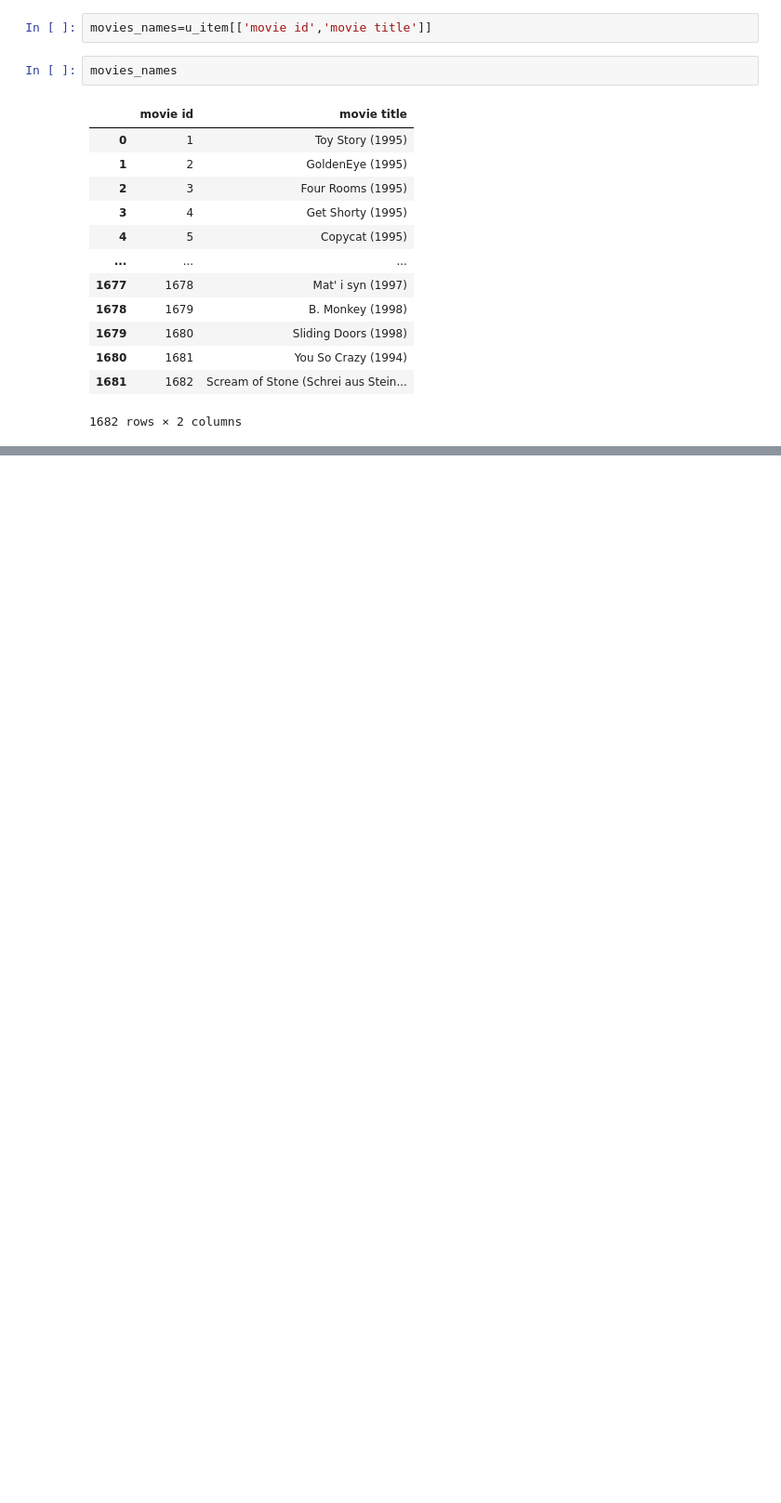
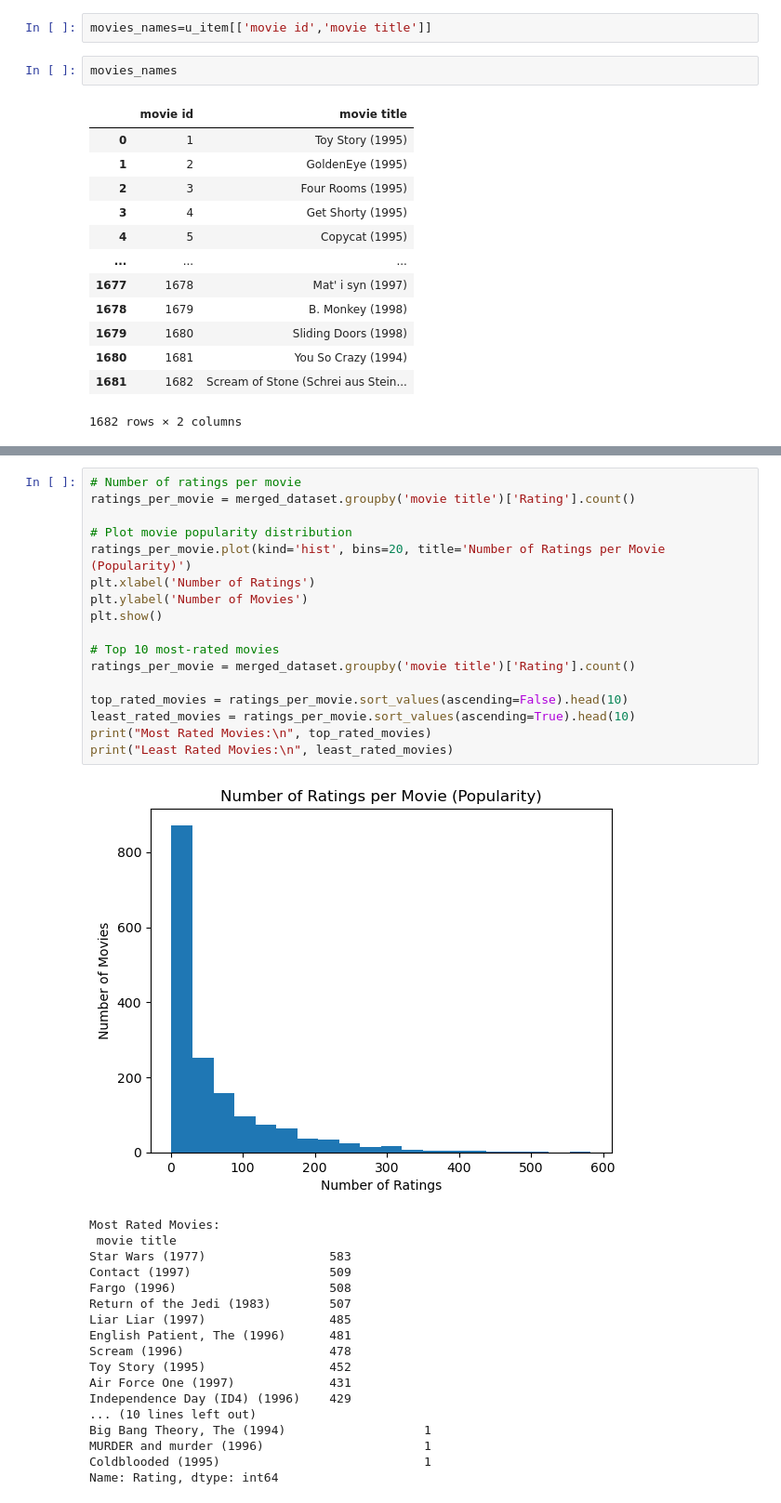
Before and after one commit to IMeziany/Movie-recommendation-systems, a Jupyter notebook: Recommendation sysytems.ipynb, the cells around one changed output, grey strips where cells are left out. Shown: that part at 93% size. Cells and saved outputs as stored; diff of their text form; blank space fills up the shorter version.

```diff
--- a/Recommendation sysytems.ipynb
+++ b/Recommendation sysytems.ipynb
@@ -263,0 +335,36 @@ KeyError: 'movie id'
+# %%
+# Number of ratings per movie
+ratings_per_movie = merged_dataset.groupby('movie title')['Rating'].count()
+
+# Plot movie popularity distribution
+ratings_per_movie.plot(kind='hist', bins=20, title='Number of Ratings per Movie (Popularity)')
+plt.xlabel('Number of Ratings')
+plt.ylabel('Number of Movies')
+plt.show()
+
+# Top 10 most-rated movies
+ratings_per_movie = merged_dataset.groupby('movie title')['Rating'].count()
+
+top_rated_movies = ratings_per_movie.sort_values(ascending=False).head(10)
+least_rated_movies = ratings_per_movie.sort_values(ascending=True).head(10)
+print("Most Rated Movies:\n", top_rated_movies)
+print("Least Rated Movies:\n", least_rated_movies)
+# %% [output]
+[figure, added]
+Most Rated Movies:
+ movie title
+Star Wars (1977)                 583
+Contact (1997)                   509
+Fargo (1996)                     508
+Return of the Jedi (1983)        507
+Liar Liar (1997)                 485
+English Patient, The (1996)      481
+Scream (1996)                    478
+Toy Story (1995)                 452
+Air Force One (1997)             431
+Independence Day (ID4) (1996)    429
+... (10 lines left out)
+Big Bang Theory, The (1994)                   1
+MURDER and murder (1996)                      1
+Coldblooded (1995)                            1
+Name: Rating, dtype: int64
```
Also changed, not shown: parts of 76 cells of this notebook.
